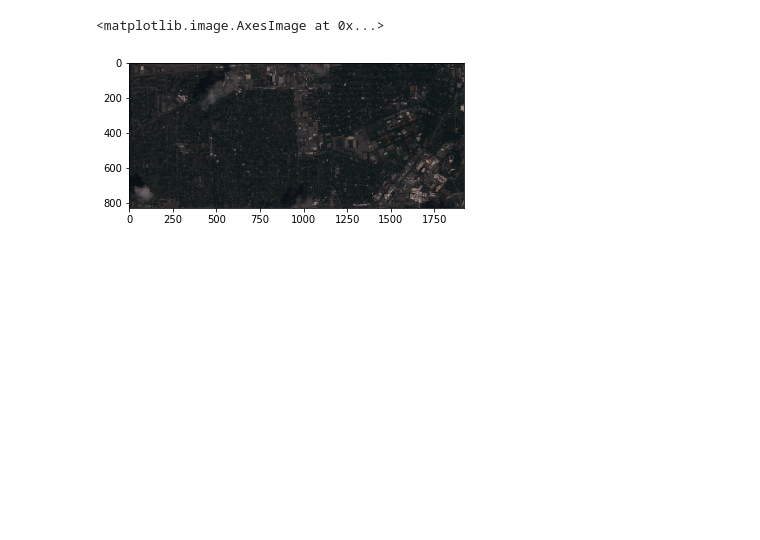
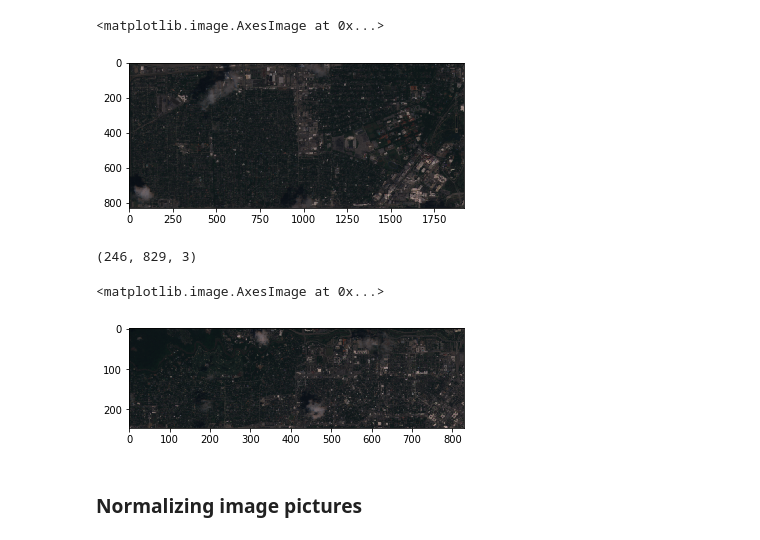
Before and after one commit to ziangzhang10/satellite-data-machine-learning, a Jupyter notebook: test-notebooks/image-cropper.ipynb, the cells around one changed output. Saved outputs shown, nothing was run; the diff lists cells and outputs as text; code cells hidden in the pictures; blank space fills up the shorter version.

```diff
--- a/test-notebooks/image-cropper.ipynb
+++ b/test-notebooks/image-cropper.ipynb
@@ -2649,3 +2621,22 @@ plt.imshow(test_rice)
 # %% [output]
 <matplotlib.image.AxesImage at 0x...>
 [figure]
+# %%
+# read npy file
+zip_77019 = np.load('../input_data/zip_77019_4bands.npy')
+# %%
+# save image and rbg bands
+zip_77019_image = zip_77019[:,:,0:3]
+# %%
+# print shape
+np.shape(zip_77019_image)
+# %% [output]
+(246, 829, 3)
+# %%
+# plot image of 77019
+plt.imshow(zip_77019_image)
+# %% [output]
+<matplotlib.image.AxesImage at 0x...>
+[figure, added]
+# %% [markdown]
+### Normalizing image pictures
```
Also changed, not shown: parts of 9 cells of this notebook, 1 other file.
